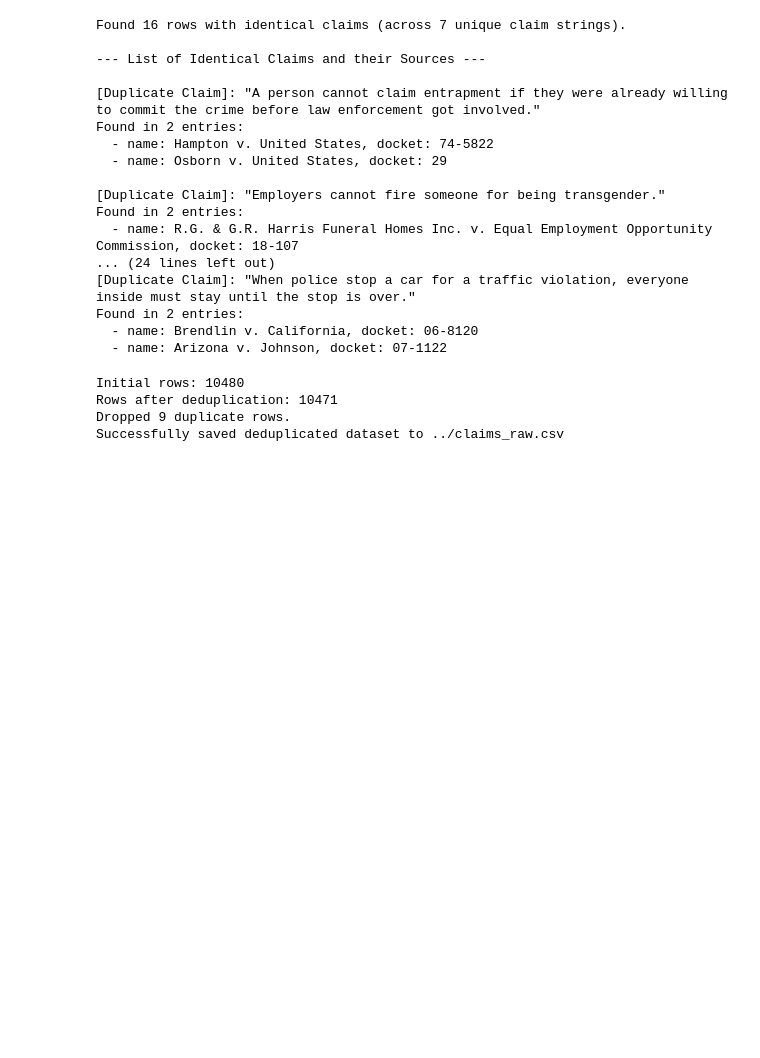
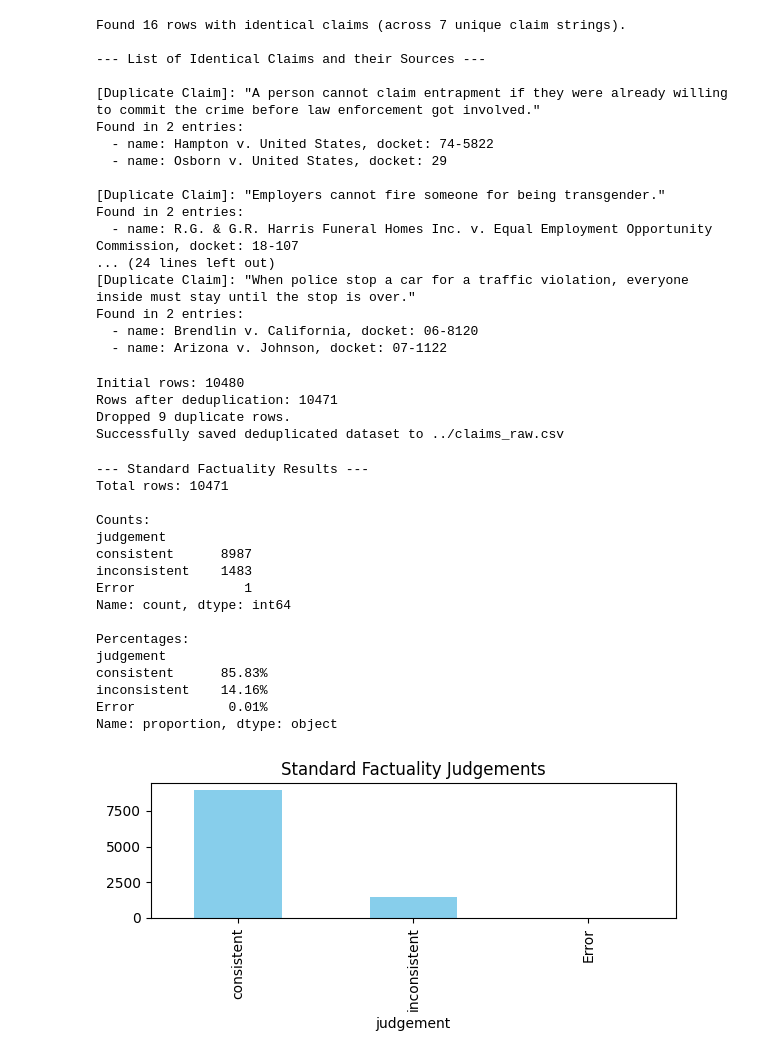
Before and after one commit to idirlab/supreme-court-dataset, a Jupyter notebook: experiments/dataset_test.ipynb, the cells around one changed output. Cells and saved outputs as stored; diff of their text form; code cells hidden in the pictures; blank space fills up the shorter version.

Commit message:
update factuality check dataset

```diff
--- a/experiments/dataset_test.ipynb
+++ b/experiments/dataset_test.ipynb
@@ -126,3 +126,55 @@ Initial rows: 10480
 Rows after deduplication: 10471
 Dropped 9 duplicate rows.
 Successfully saved deduplicated dataset to ../claims_raw.csv
+# %%
+import pandas as pd
+import matplotlib.pyplot as plt
+import os
+
+# Define path
+std_results_path = "../results/factuality_results.csv"
+
+if os.path.exists(std_results_path):
+    df_std = pd.read_csv(std_results_path)
+    print(f"--- Standard Factuality Results ---")
+    print(f"Total rows: {len(df_std)}")
+
+    if 'judgement' in df_std.columns:
+        # Clean up judgement column if needed (sometimes whitespace or case)
+        df_std['judgement'] = df_std['judgement'].astype(str).str.strip()
+
+        counts = df_std['judgement'].value_counts()
+        print("\nCounts:")
+        print(counts)
+
+        print("\nPercentages:")
+        print(df_std['judgement'].value_counts(normalize=True).mul(100).round(2).astype(str) + '%')
+
+        # Simple bar plot
+        plt.figure(figsize=(6, 3))
+        counts.plot(kind='bar', color='skyblue')
+        plt.title('Standard Factuality Judgements')
+        plt.tight_layout()
+        plt.show()
+    else:
+        print("Column 'judgement' missing.")
+else:
+    print(f"File not found: {std_results_path}")
+# %% [output]
+--- Standard Factuality Results ---
+Total rows: 10471
+
+Counts:
+judgement
+consistent      8987
+inconsistent    1483
+Error              1
+Name: count, dtype: int64
+
+Percentages:
+judgement
+consistent      85.83%
+inconsistent    14.16%
+Error            0.01%
+Name: proportion, dtype: object
+[figure, added]
```
Also changed, not shown: parts of 3 cells of this notebook, 9 other files.
